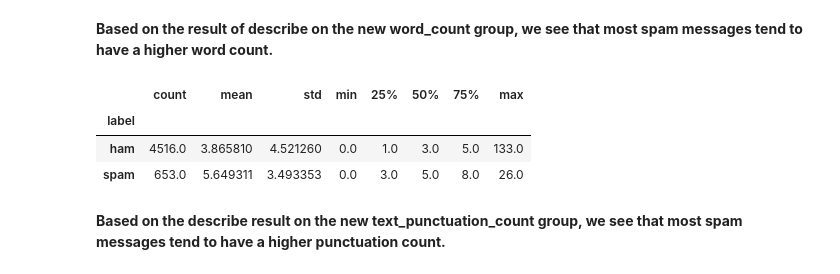
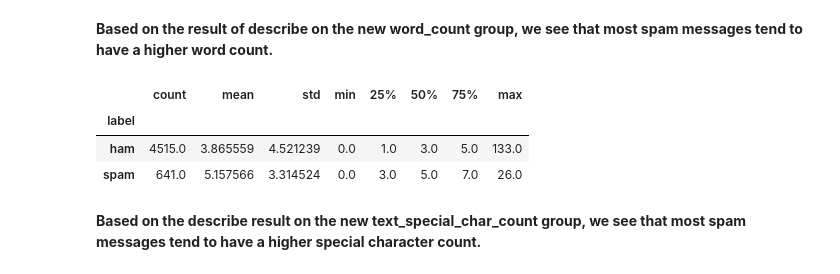
Before and after one commit to mohammad-javad-0/SMS-Spam-Detection, a Jupyter notebook: source_code/eda.ipynb, the cells around one changed output. Saved outputs shown, nothing was run; the diff lists cells and outputs as text; code cells hidden in the pictures.

```diff
--- a/source_code/eda.ipynb
+++ b/source_code/eda.ipynb
@@ -76,0 +74,8 @@ np.int64(403)
+# %%
+def clean_text(text):
+    text = text.lower()
+    text = re.sub(r'http\S+|www\S+', '', text)
+    text = re.sub(r'\s+', ' ', text)
+    return text.strip()
+# %%
+df['text'] = df['text'].apply(clean_text)
@@ -77,7 +86,5 @@ np.int64(403)
 # %%
 df.drop_duplicates(inplace=True)
-# %%
-df['text'] = df['text'].str.lower()
 # %% [markdown]
 ---
 # Missing Values
@@ -146,18 +154,18 @@ plt.title('Distribution of Message Word count');
 # %% [markdown]
 **Based on the result of describe on the new word_count group, we see that most spam messages tend to have a higher word count.**
 # %%
-df['text_punctuation_count'] = df['text'].apply(
+df['text_special_char_count'] = df['text'].apply(
     lambda text: sum(char in string.punctuation for char in text)
 )
 # %%
-df.groupby('label')['text_punctuation_count'].describe()
+df.groupby('label')['text_special_char_count'].describe()
 # %% [output]
 |  | count | mean | std | min | 25% | 50% | 75% | max |
 | label |  |  |  |  |  |  |  |  |
-| ham | 4516.0 | 3.865810 | 4.521260 | 0.0 | 1.0 | 3.0 | 5.0 | 133.0 |
-| spam | 653.0 | 5.649311 | 3.493353 | 0.0 | 3.0 | 5.0 | 8.0 | 26.0 |
+| ham | 4515.0 | 3.865559 | 4.521239 | 0.0 | 1.0 | 3.0 | 5.0 | 133.0 |
+| spam | 641.0 | 5.157566 | 3.314524 | 0.0 | 3.0 | 5.0 | 7.0 | 26.0 |
 # %% [markdown]
-**Based on the describe result on the new text_punctuation_count group, we see that most spam messages tend to have a higher punctuation count.**
+**Based on the describe result on the new text_special_char_count group, we see that most spam messages tend to have a higher special character count.**
 # %%
 def top_30_frequent_words(label: str) -> (Counter, str):
     text = " ".join(
```
Also changed, not shown: parts of 12 cells of this notebook, 2 other files.
